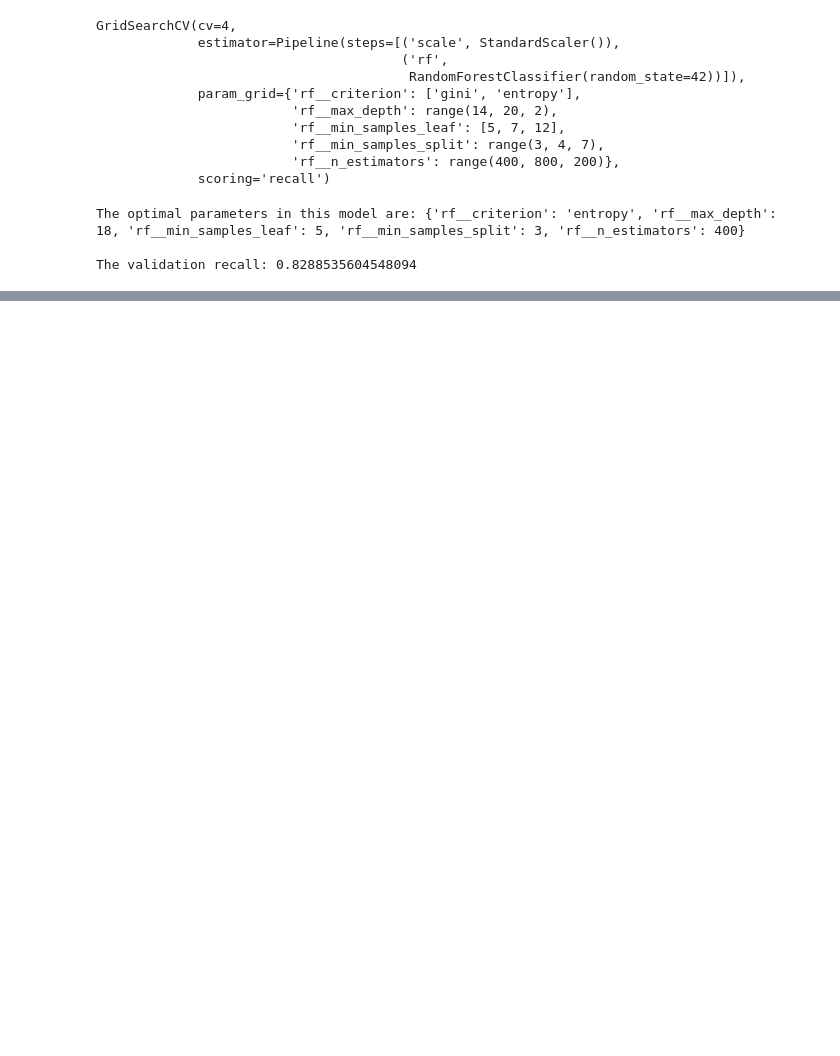
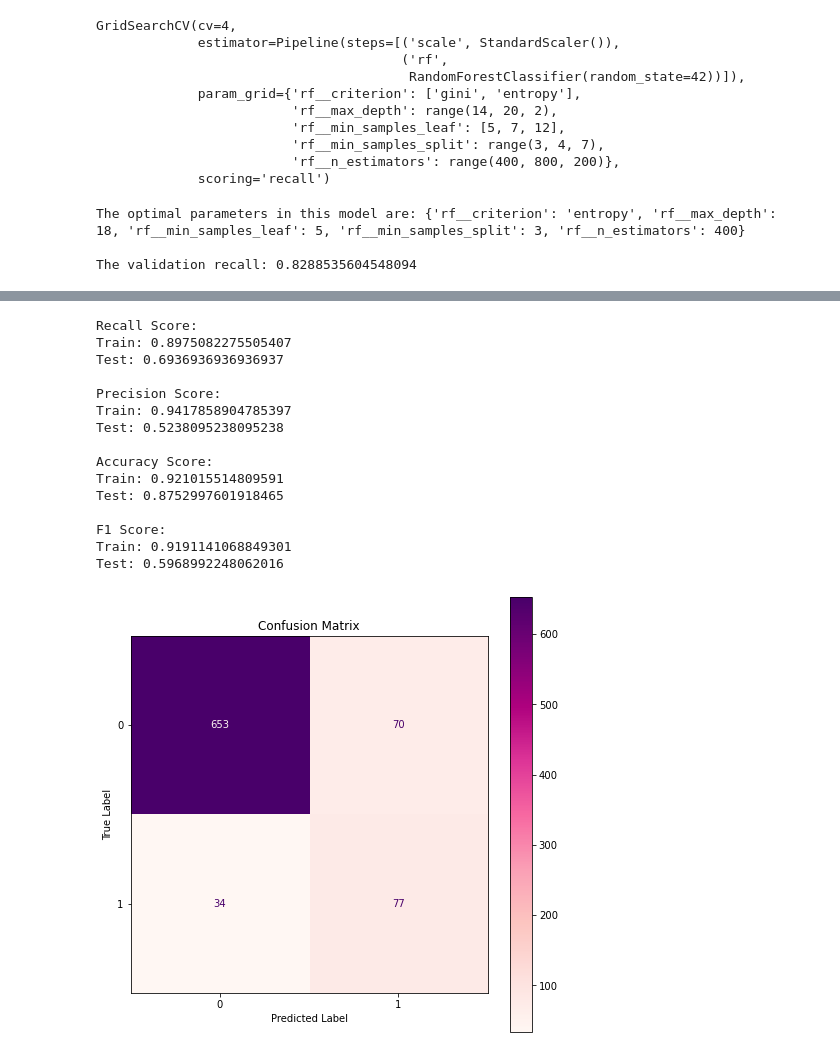
Before and after one commit to stellacherotich/Customer-Churn-Prediction, a Jupyter notebook: SyriaTel_Draft.ipynb, the cells around one changed output, grey strips where cells are left out. Saved outputs shown, nothing was run; the diff lists cells and outputs as text; code cells hidden in the pictures; blank space fills up the shorter version.

```diff
--- a/SyriaTel_Draft.ipynb
+++ b/SyriaTel_Draft.ipynb
@@ -896,0 +972,19 @@ The validation recall: 0.8288535604548094
+# %%
+evaluate(pipe_svm, X_test, y_test)
+# %% [output]
+Recall Score:
+Train: 0.8975082275505407
+Test: 0.6936936936936937
+
+Precision Score:
+Train: 0.9417858904785397
+Test: 0.5238095238095238
+
+Accuracy Score:
+Train: 0.921015514809591
+Test: 0.8752997601918465
+
+F1 Score:
+Train: 0.9191141068849301
+Test: 0.5968992248062016
+[figure, added]
```
Also changed, not shown: parts of 30 cells of this notebook, 2 other files.
